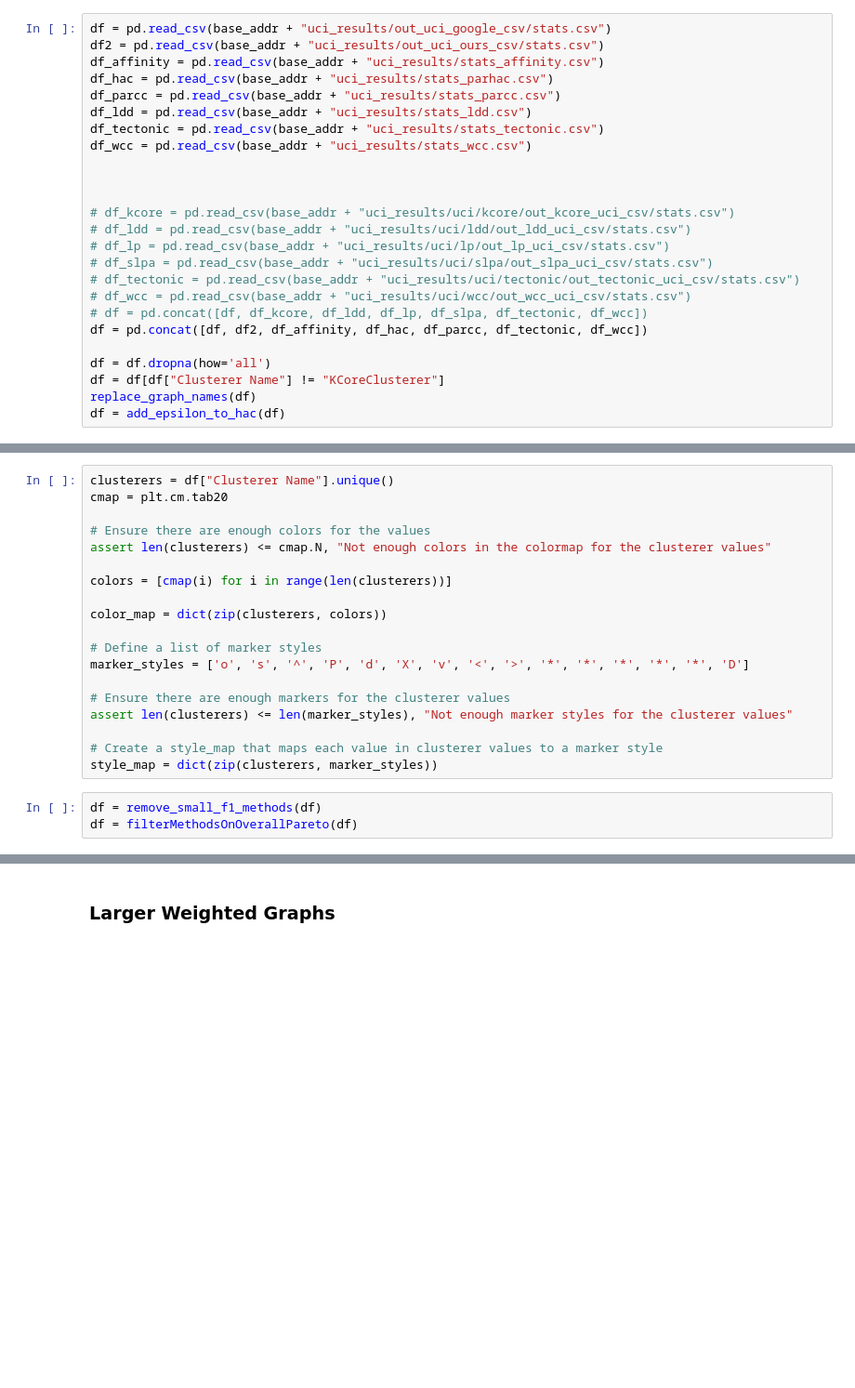
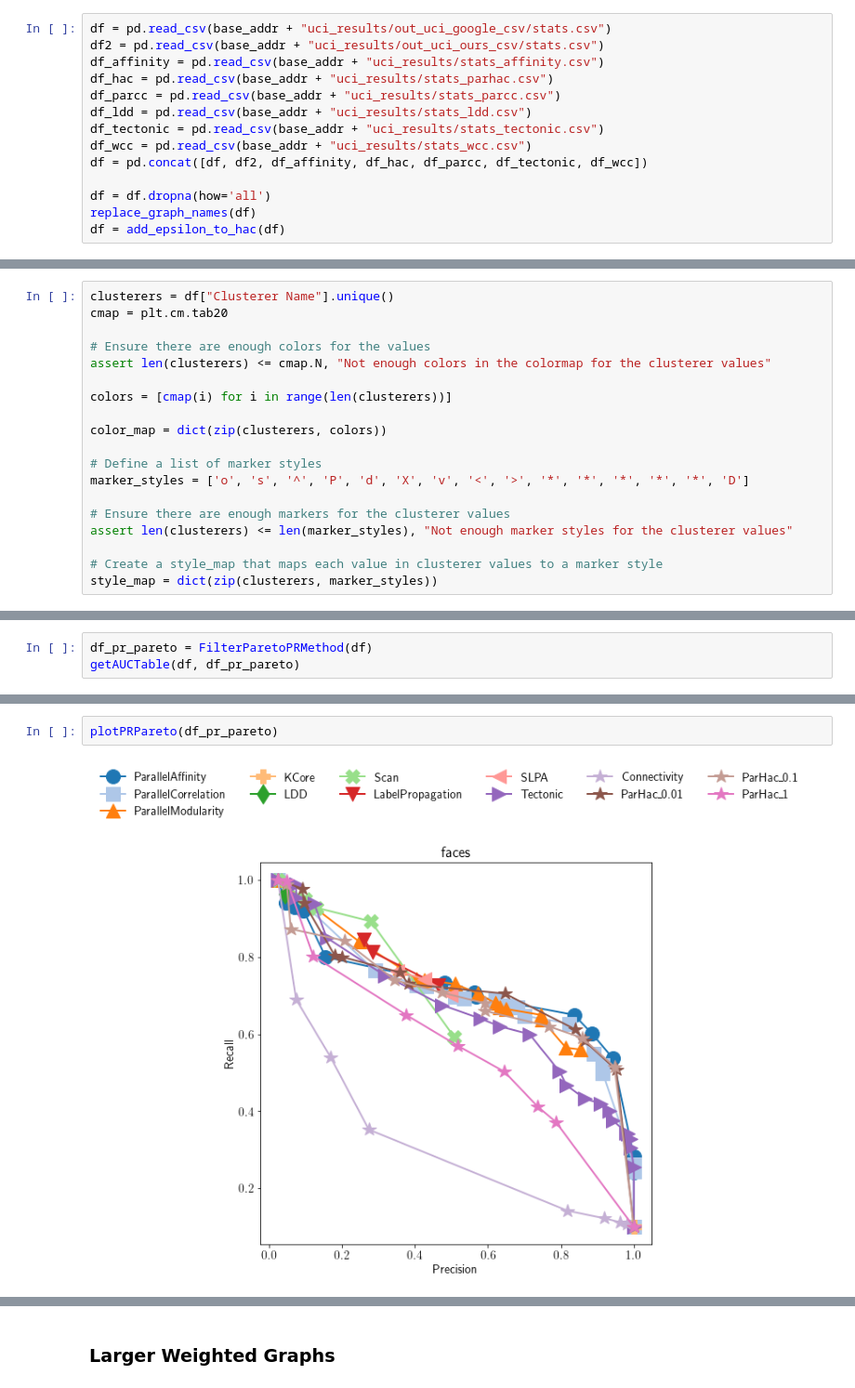
Before and after one commit to ParAlg/ParClusterers, a Jupyter notebook: plotting/Plot UCI.ipynb, the cells around one changed output, grey strips where cells are left out. Shown at 93% size. Drawn from its saved outputs; the diff is of its cells as text; blank space fills up the shorter version.

```diff
--- a/plotting/Plot UCI.ipynb
+++ b/plotting/Plot UCI.ipynb
@@ -151,19 +364,8 @@ df_parcc = pd.read_csv(base_addr + "uci_results/stats_parcc.csv")
 df_ldd = pd.read_csv(base_addr + "uci_results/stats_ldd.csv")
 df_tectonic = pd.read_csv(base_addr + "uci_results/stats_tectonic.csv")
 df_wcc = pd.read_csv(base_addr + "uci_results/stats_wcc.csv")
-
-
-
-# df_kcore = pd.read_csv(base_addr + "uci_results/uci/kcore/out_kcore_uci_csv/stats.csv")
-# df_ldd = pd.read_csv(base_addr + "uci_results/uci/ldd/out_ldd_uci_csv/stats.csv")
-# df_lp = pd.read_csv(base_addr + "uci_results/uci/lp/out_lp_uci_csv/stats.csv")
-# df_slpa = pd.read_csv(base_addr + "uci_results/uci/slpa/out_slpa_uci_csv/stats.csv")
-# df_tectonic = pd.read_csv(base_addr + "uci_results/uci/tectonic/out_tectonic_uci_csv/stats.csv")
-# df_wcc = pd.read_csv(base_addr + "uci_results/uci/wcc/out_wcc_uci_csv/stats.csv")
-# df = pd.concat([df, df_kcore, df_ldd, df_lp, df_slpa, df_tectonic, df_wcc])
 df = pd.concat([df, df2, df_affinity, df_hac, df_parcc, df_tectonic, df_wcc])
 
 df = df.dropna(how='all')
-df = df[df["Clusterer Name"] != "KCoreClusterer"]
 replace_graph_names(df)
 df = add_epsilon_to_hac(df)
@@ -192,6 +388,3 @@ assert len(clusterers) <= len(marker_styles), "Not enough marker styles for the
 
 # Create a style_map that maps each value in clusterer values to a marker style
 style_map = dict(zip(clusterers, marker_styles))
-# %%
-df = remove_small_f1_methods(df)
-df = filterMethodsOnOverallPareto(df)
@@ -222,0 +391,3 @@ fontsize=old_fontsize
+# %%
+df_pr_pareto = FilterParetoPRMethod(df)
+getAUCTable(df, df_pr_pareto)
@@ -222,0 +415,4 @@ fontsize=old_fontsize
+# %%
+plotPRPareto(df_pr_pareto)
+# %% [output]
+[figure, added]
```
Also changed, not shown: parts of 26 cells of this notebook, 1 other file.
